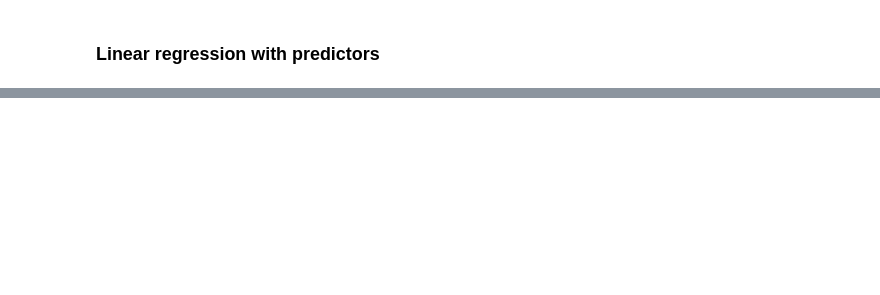
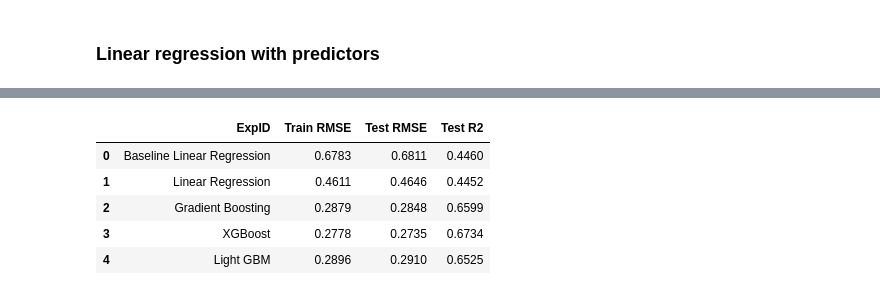
Before and after one commit to cybertraining-dsc/fa20-523-314, a Jupyter notebook: project/code/residential_power_usage_prediction.ipynb, the cells around one changed output, grey strips where cells are left out. Cells and saved outputs as stored; diff of their text form; code cells hidden in the pictures; blank space fills up the shorter version.

```diff
--- a/project/code/residential_power_usage_prediction.ipynb
+++ b/project/code/residential_power_usage_prediction.ipynb
@@ -359,0 +476,41 @@ params_grid = {
+# %%
+i = 1
+for (name, classifier) in classifiers:
+  StopWatch.start(name)
+  parameters = params_grid[name].copy()
+
+  params = {}
+  for p in parameters.keys():
+      pipe_key = 'predictor__'+str(p)
+      params[pipe_key] = parameters[p]
+
+  pipe = Pipeline([('preperation', data_prep_pipeline),
+    ('predictor', classifier)])
+
+  print(f"********** Starting {name} modelling********")
+
+  gridsearch_model = GridSearchCV(pipe, param_grid=params, cv = 5, n_jobs=-1, verbose=2)
+  gridsearch_model.fit(X_train, y_train)
+
+  best_scores = cross_val_score(gridsearch_model.best_estimator_, X_train, y_train, cv=cvSplits, scoring = 'neg_mean_squared_error')
+
+  best_score_train = -best_scores.mean()
+
+  y_test_pred = gridsearch_model.best_estimator_.predict(X_test)
+
+  best_score_test = mean_squared_error(y_test, y_test_pred)
+
+  best_r2_test = r2_score(y_test, y_test_pred)
+
+  StopWatch.stop(name)
+  StopWatch.status(name, True)
+
+  print(f"********** End of {name} modelling********")
+  #best_scores_test  = baseline_pipeline.score(X_test, y_test)
+
+  results.loc[i] = [name,
+                  np.round(best_score_train,4), np.round(best_score_test,4), np.round(best_r2_test, 4)]
+
+  pd.set_option('display.max_colwidth', None)
+
+  i += 1
@@ -359,0 +533,9 @@ params_grid = {
+# %%
+results
+# %% [output]
+|  | ExpID | Train RMSE | Test RMSE | Test R2 |
+| 0 | Baseline Linear Regression | 0.6783 | 0.6811 | 0.4460 |
+| 1 | Linear Regression | 0.4611 | 0.4646 | 0.4452 |
+| 2 | Gradient Boosting | 0.2879 | 0.2848 | 0.6599 |
+| 3 | XGBoost | 0.2778 | 0.2735 | 0.6734 |
+| 4 | Light GBM | 0.2896 | 0.2910 | 0.6525 |
```
Also changed, not shown: parts of 29 cells of this notebook.
